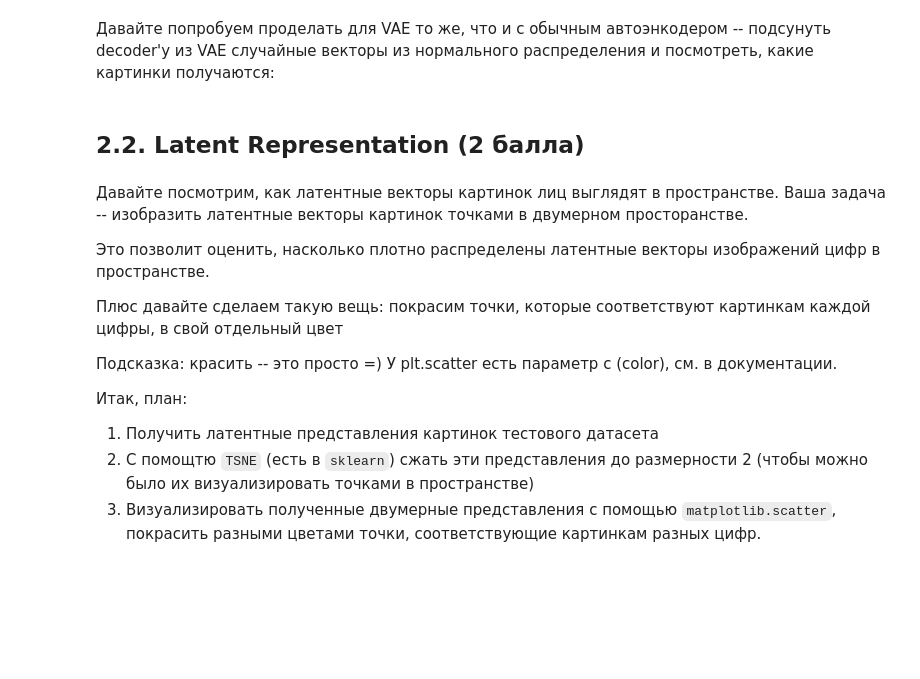
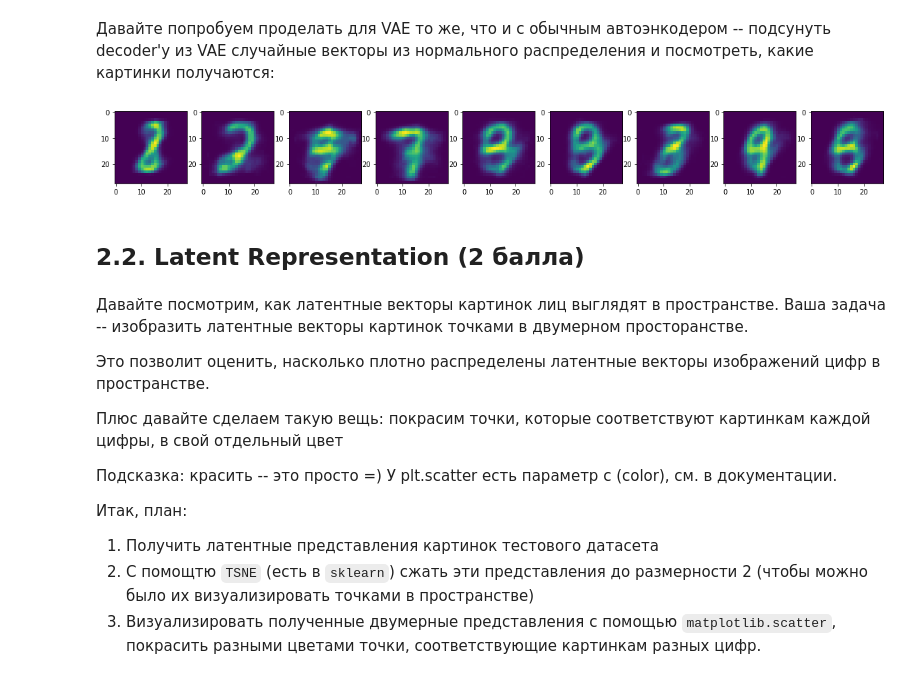
Before and after one commit to OlegTkhor/DLS_homework, a Jupyter notebook: [hw]autoencoders.ipynb, the cells around one changed output. Saved outputs shown, nothing was run; the diff lists cells and outputs as text; code cells hidden in the pictures; blank space fills up the shorter version.

```diff
--- a/[hw]autoencoders.ipynb
+++ b/[hw]autoencoders.ipynb
@@ -447,9 +538,18 @@ optimizer = <Ваш любимый оптимизатор>
 Давайте попробуем проделать для VAE то же, что и с обычным автоэнкодером -- подсунуть decoder'у из VAE случайные векторы из нормального распределения и посмотреть, какие картинки получаются:
 # %%
 # вспомните про замечание из этого же пункта обычного AE про распределение латентных переменных
-z = np.array([np.random.normal(0, 1, 100) for i in range(10)])
-output = <скормите z декодеру>
-<выведите тут полученные картинки>
+z = np.array([np.random.normal(0, 1, 10) for i in range(10)])
+
+output = autoencoder.decode(torch.Tensor(z))
+fig = plt.figure(figsize=(20,20))
+ax = []
+for i in range(1,10):
+  ax.append(fig.add_subplot(190 + i))
+
+  ax[-1].imshow(
+      output[i].view(28,28).detach().numpy())
+# %% [output]
+[figure, added]
 # %% [markdown]
 ## 2.2. Latent Representation (2 балла)
 # %% [markdown]
```
Also changed, not shown: parts of 15 cells of this notebook.
